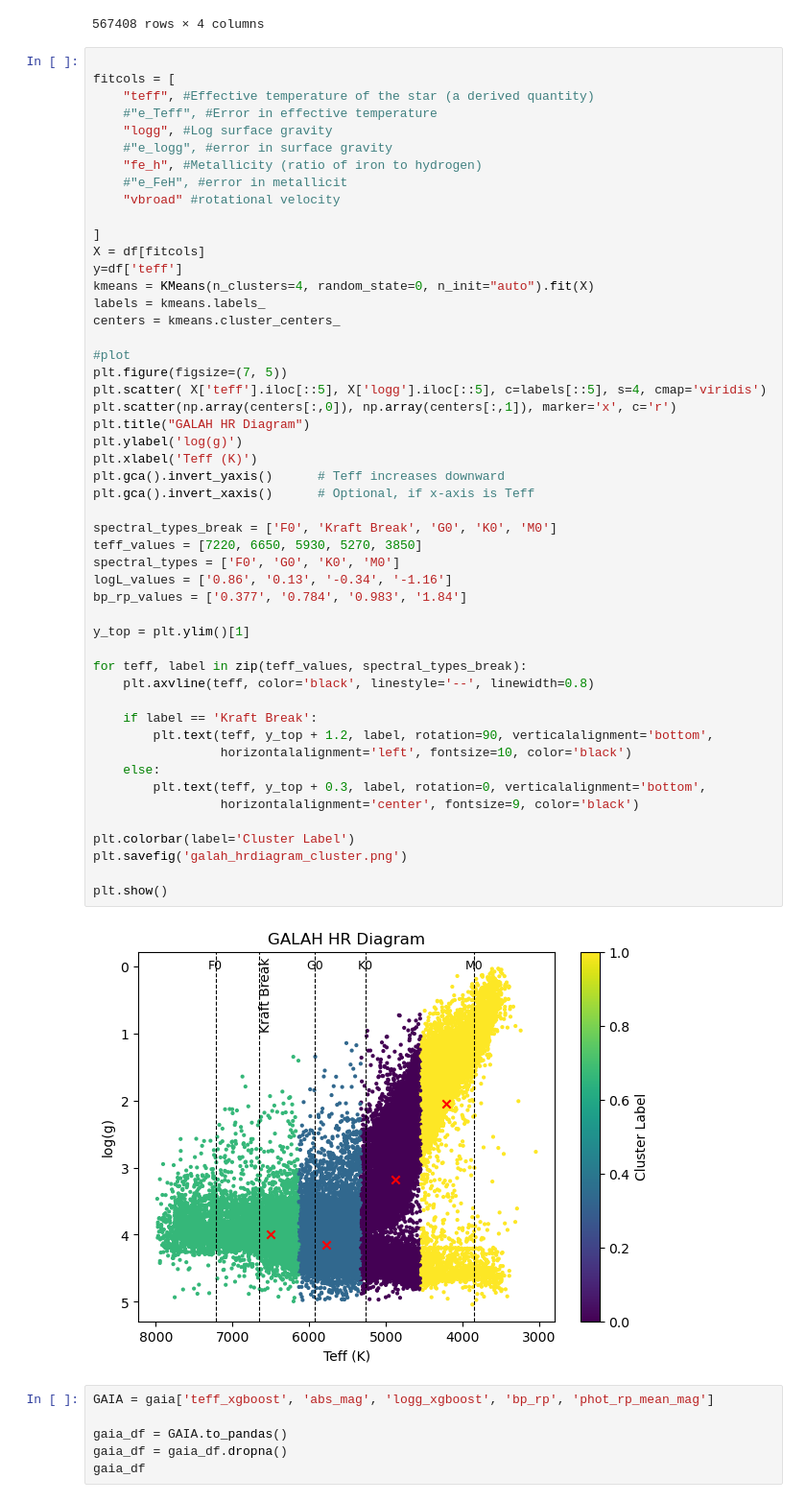
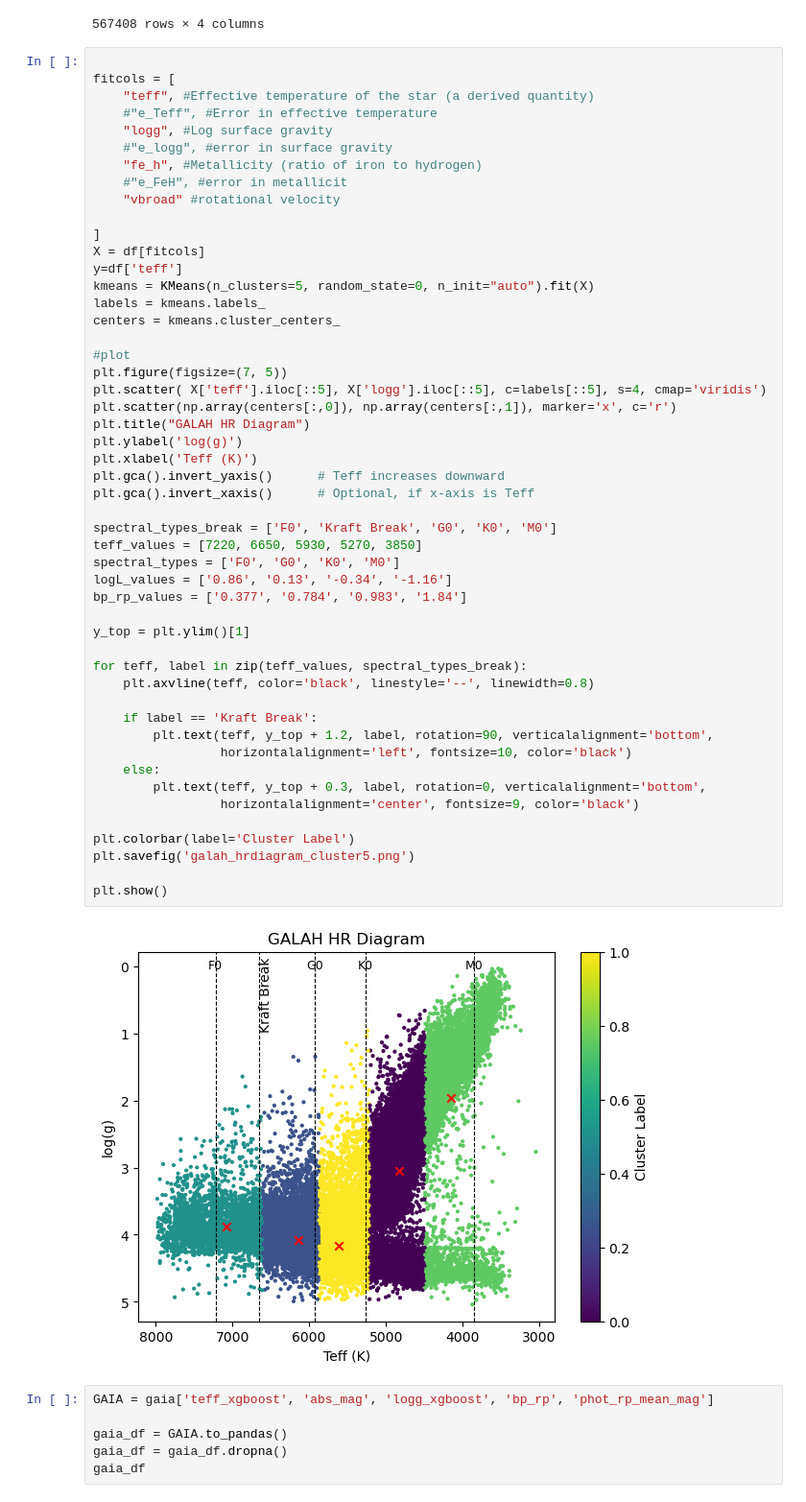
Before and after one commit to PK0207/geology_final_project, a Jupyter notebook: Gaia_sample.ipynb, the cells around one changed output. Shown at 96% size. Saved outputs shown, nothing was run; the diff lists cells and outputs as text.

```diff
--- a/Gaia_sample.ipynb
+++ b/Gaia_sample.ipynb
@@ -267,7 +267,7 @@ fitcols = [
 ]
 X = df[fitcols]
 y=df['teff']
-kmeans = KMeans(n_clusters=4, random_state=0, n_init="auto").fit(X)
+kmeans = KMeans(n_clusters=5, random_state=0, n_init="auto").fit(X)
 labels = kmeans.labels_
 centers = kmeans.cluster_centers_
 
@@ -276,35 +276,35 @@ plt.figure(figsize=(7, 5))
 plt.scatter( X['teff'].iloc[::5], X['logg'].iloc[::5], c=labels[::5], s=4, cmap='viridis')
 plt.scatter(np.array(centers[:,0]), np.array(centers[:,1]), marker='x', c='r')
 plt.title("GALAH HR Diagram")
 plt.ylabel('log(g)')
 plt.xlabel('Teff (K)')
 plt.gca().invert_yaxis()      # Teff increases downward
 plt.gca().invert_xaxis()      # Optional, if x-axis is Teff
 
 spectral_types_break = ['F0', 'Kraft Break', 'G0', 'K0', 'M0']
 teff_values = [7220, 6650, 5930, 5270, 3850]
 spectral_types = ['F0', 'G0', 'K0', 'M0']
 logL_values = ['0.86', '0.13', '-0.34', '-1.16']
 bp_rp_values = ['0.377', '0.784', '0.983', '1.84']
 
 y_top = plt.ylim()[1]
 
 for teff, label in zip(teff_values, spectral_types_break):
     plt.axvline(teff, color='black', linestyle='--', linewidth=0.8)
 
     if label == 'Kraft Break':
         plt.text(teff, y_top + 1.2, label, rotation=90, verticalalignment='bottom',
                  horizontalalignment='left', fontsize=10, color='black')
     else:
         plt.text(teff, y_top + 0.3, label, rotation=0, verticalalignment='bottom',
                  horizontalalignment='center', fontsize=9, color='black')
 
 plt.colorbar(label='Cluster Label')
-plt.savefig('galah_hrdiagram_cluster.png')
+plt.savefig('galah_hrdiagram_cluster5.png')
 
 plt.show()
 # %% [output]
-[figure, old version]
+[figure, new version]
 # %%
 GAIA = gaia['teff_xgboost', 'abs_mag', 'logg_xgboost', 'bp_rp', 'phot_rp_mean_mag']
 
```
Also changed, not shown: parts of 3 cells of this notebook, 4 other files.
